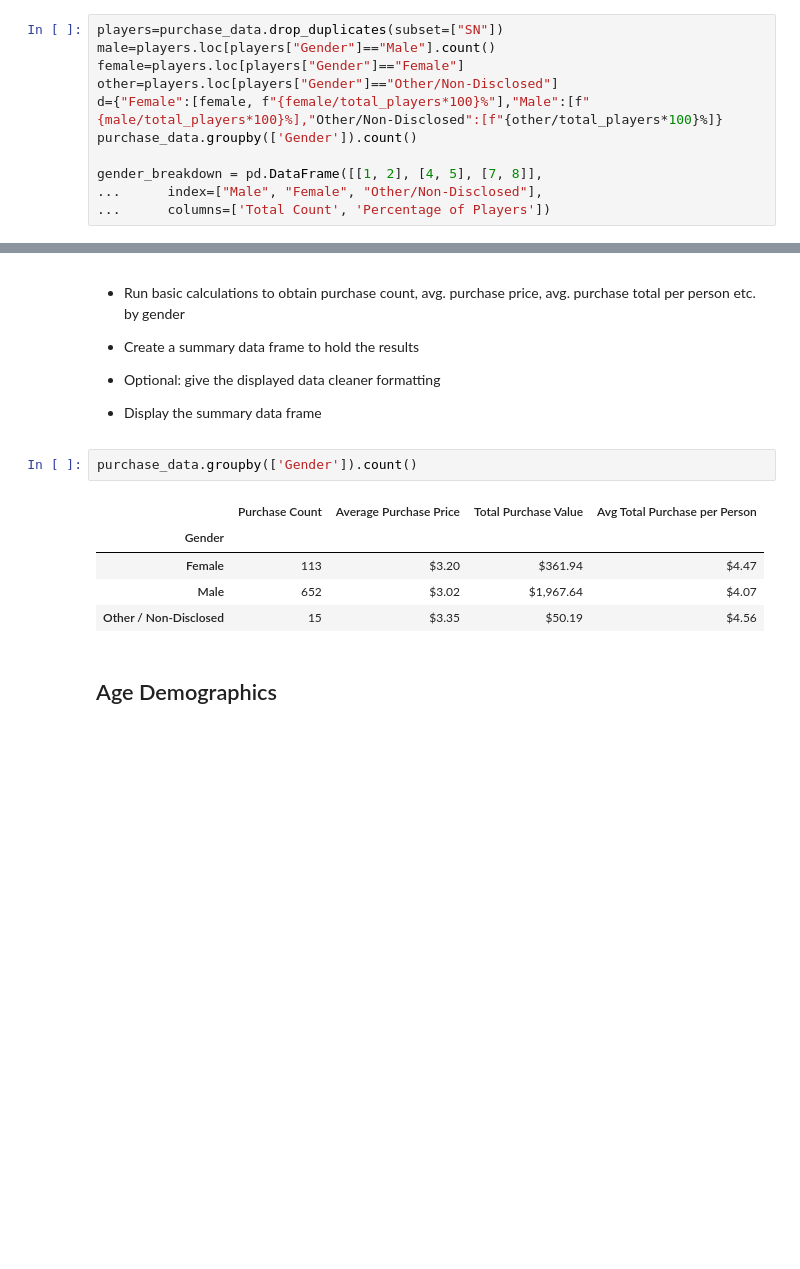
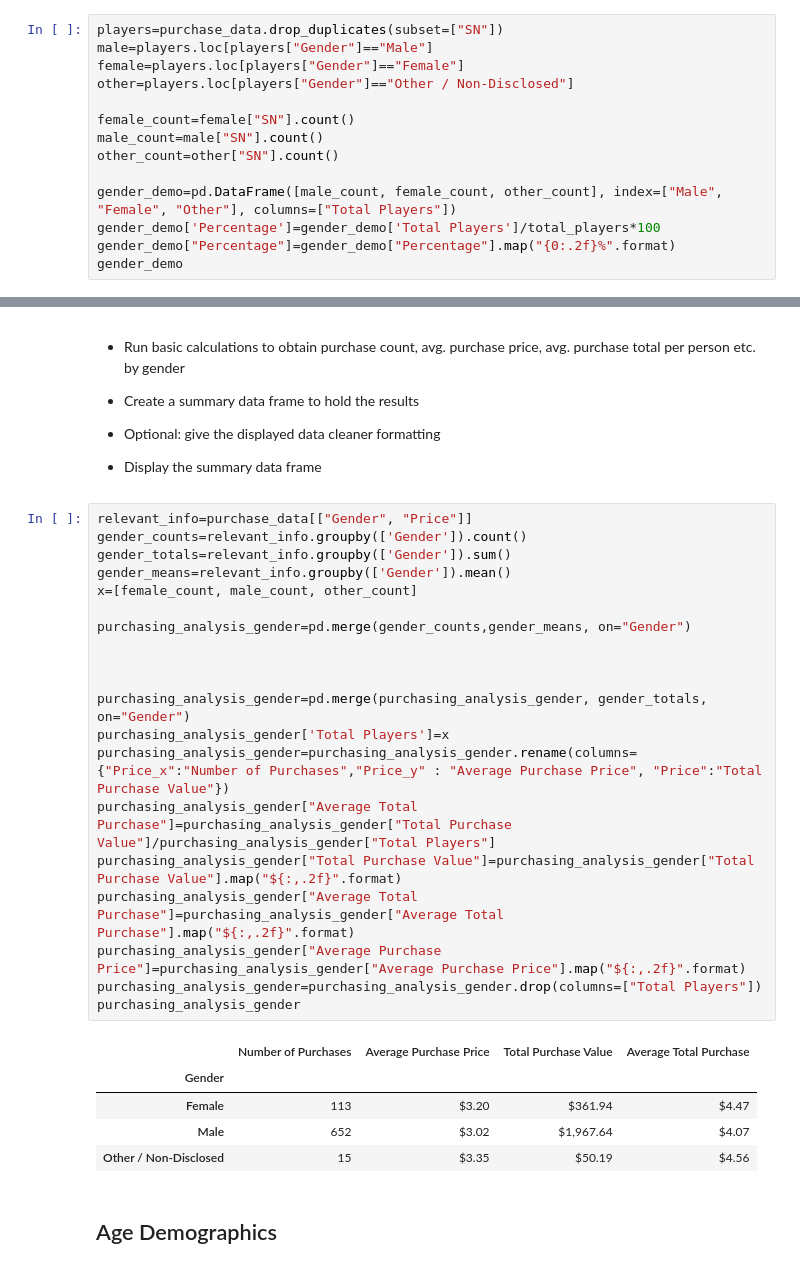
Before and after one commit to vgrose/pandas, a Jupyter notebook: pymoli_heroes/solved.ipynb, the cells around one changed output, grey strips where cells are left out. Cells and saved outputs as stored; diff of their text form; blank space fills up the shorter version.

```diff
--- a/pymoli_heroes/solved.ipynb
+++ b/pymoli_heroes/solved.ipynb
@@ -71,13 +75,16 @@ pd.DataFrame(d)
 * Percentage and Count of Other / Non-Disclosed
 # %%
 players=purchase_data.drop_duplicates(subset=["SN"])
-male=players.loc[players["Gender"]=="Male"].count()
+male=players.loc[players["Gender"]=="Male"]
 female=players.loc[players["Gender"]=="Female"]
-other=players.loc[players["Gender"]=="Other/Non-Disclosed"]
-d={"Female":[female, f"{female/total_players*100}%"],"Male":[f"{male/total_players*100}%],"Other/Non-Disclosed":[f"{other/total_players*100}%]}
-purchase_data.groupby(['Gender']).count()
+other=players.loc[players["Gender"]=="Other / Non-Disclosed"]
 
-gender_breakdown = pd.DataFrame([[1, 2], [4, 5], [7, 8]],
-...      index=["Male", "Female", "Other/Non-Disclosed"],
-...      columns=['Total Count', 'Percentage of Players'])
+female_count=female["SN"].count()
+male_count=male["SN"].count()
+other_count=other["SN"].count()
+
+gender_demo=pd.DataFrame([male_count, female_count, other_count], index=["Male", "Female", "Other"], columns=["Total Players"])
+gender_demo['Percentage']=gender_demo['Total Players']/total_players*100
+gender_demo["Percentage"]=gender_demo["Percentage"].map("{0:.2f}%".format)
+gender_demo
 # %% [output]
@@ -98,14 +108,32 @@ SyntaxError: invalid syntax (<ipython-input-30-3f52cbb04f33>, line 5)
 
 
 * Display the summary data frame
-# %%
-purchase_data.groupby(['Gender']).count()
-# %% [output]
-|  | Purchase Count | Average Purchase Price | Total Purchase Value | Avg Total Purchase per Person |
-| Gender |  |  |  |  |
-| Female | 113 | $3.20 | $361.94 | $4.47 |
-| Male | 652 | $3.02 | $1,967.64 | $4.07 |
-| Other / Non-Disclosed | 15 | $3.35 | $50.19 | $4.56 |
+# %%
+relevant_info=purchase_data[["Gender", "Price"]]
+gender_counts=relevant_info.groupby(['Gender']).count()
+gender_totals=relevant_info.groupby(['Gender']).sum()
+gender_means=relevant_info.groupby(['Gender']).mean()
+x=[female_count, male_count, other_count]
+
+purchasing_analysis_gender=pd.merge(gender_counts,gender_means, on="Gender")
+
+
+
+purchasing_analysis_gender=pd.merge(purchasing_analysis_gender, gender_totals, on="Gender")
+purchasing_analysis_gender['Total Players']=x
+purchasing_analysis_gender=purchasing_analysis_gender.rename(columns={"Price_x":"Number of Purchases","Price_y" : "Average Purchase Price", "Price":"Total Purchase Value"})
+purchasing_analysis_gender["Average Total Purchase"]=purchasing_analysis_gender["Total Purchase Value"]/purchasing_analysis_gender["Total Players"]
+purchasing_analysis_gender["Total Purchase Value"]=purchasing_analysis_gender["Total Purchase Value"].map("${:,.2f}".format)
+purchasing_analysis_gender["Average Total Purchase"]=purchasing_analysis_gender["Average Total Purchase"].map("${:,.2f}".format)
+purchasing_analysis_gender["Average Purchase Price"]=purchasing_analysis_gender["Average Purchase Price"].map("${:,.2f}".format)
+purchasing_analysis_gender=purchasing_analysis_gender.drop(columns=["Total Players"])
+purchasing_analysis_gender
+# %% [output]
+|  | Number of Purchases | Average Purchase Price | Total Purchase Value | Average Total Purchase |
+| Gender |  |  |  |  |
+| Female | 113 | $3.20 | $361.94 | $4.47 |
+| Male | 652 | $3.02 | $1,967.64 | $4.07 |
+| Other / Non-Disclosed | 15 | $3.35 | $50.19 | $4.56 |
 # %% [markdown]
 ## Age Demographics
 # %% [markdown]
```
Also changed, not shown: parts of 9 cells of this notebook.
